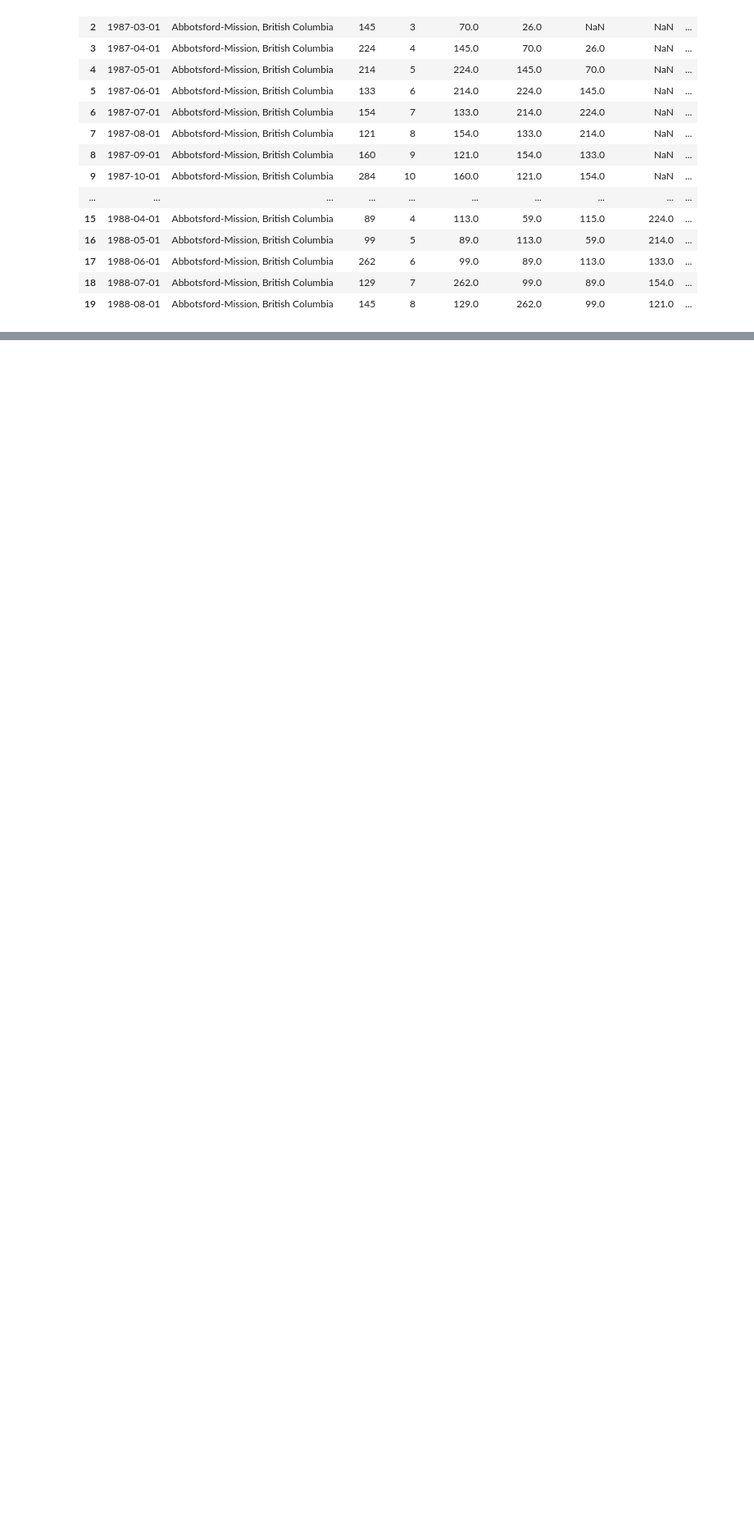
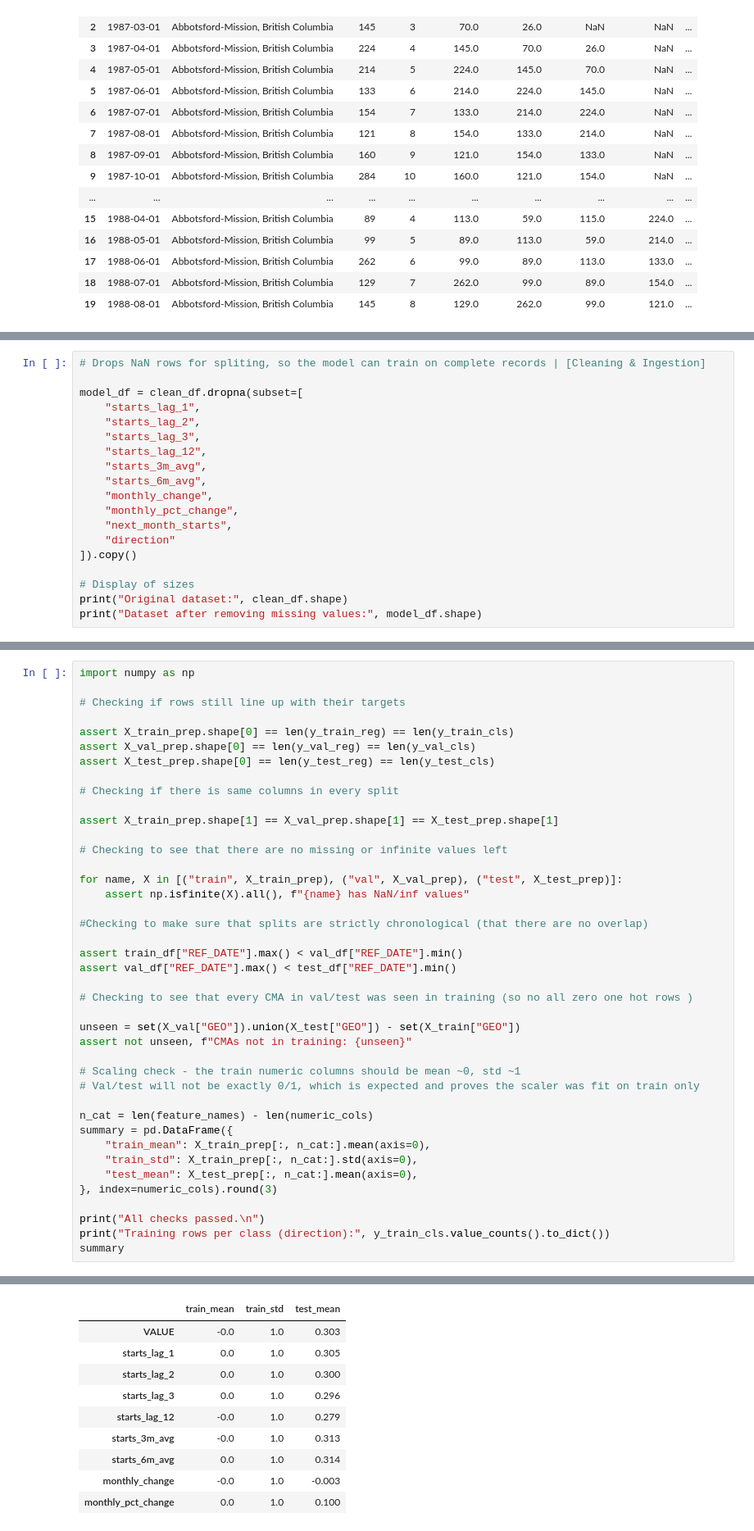
Before and after one commit to BarathSrinivasan2002/MLGroup9FinalProj, a Jupyter notebook: ML_Project.ipynb, the cells around one changed output, grey strips where cells are left out. Shown at 82% size. Saved outputs shown, nothing was run; the diff lists cells and outputs as text; blank space fills up the shorter version.

```diff
--- a/ML_Project.ipynb
+++ b/ML_Project.ipynb
@@ -810,0 +827,19 @@ clean_df[
+# %%
+# Drops NaN rows for spliting, so the model can train on complete records | [Cleaning & Ingestion]
+
+model_df = clean_df.dropna(subset=[
+    "starts_lag_1",
+    "starts_lag_2",
+    "starts_lag_3",
+    "starts_lag_12",
+    "starts_3m_avg",
+    "starts_6m_avg",
+    "monthly_change",
+    "monthly_pct_change",
+    "next_month_starts",
+    "direction"
+]).copy()
+
+# Display of sizes
+print("Original dataset:", clean_df.shape)
+print("Dataset after removing missing values:", model_df.shape)
@@ -810,0 +1007,42 @@ clean_df[
+# %%
+import numpy as np
+
+# Checking if rows still line up with their targets
+
+assert X_train_prep.shape[0] == len(y_train_reg) == len(y_train_cls)
+assert X_val_prep.shape[0] == len(y_val_reg) == len(y_val_cls)
+assert X_test_prep.shape[0] == len(y_test_reg) == len(y_test_cls)
+
+# Checking if there is same columns in every split
+
+assert X_train_prep.shape[1] == X_val_prep.shape[1] == X_test_prep.shape[1]
+
+# Checking to see that there are no missing or infinite values left
+
+for name, X in [("train", X_train_prep), ("val", X_val_prep), ("test", X_test_prep)]:
+    assert np.isfinite(X).all(), f"{name} has NaN/inf values"
+
+#Checking to make sure that splits are strictly chronological (that there are no overlap)
+
+assert train_df["REF_DATE"].max() < val_df["REF_DATE"].min()
+assert val_df["REF_DATE"].max() < test_df["REF_DATE"].min()
+
+# Checking to see that every CMA in val/test was seen in training (so no all zero one hot rows )
+
+unseen = set(X_val["GEO"]).union(X_test["GEO"]) - set(X_train["GEO"])
+assert not unseen, f"CMAs not in training: {unseen}"
+
+# Scaling check - the train numeric columns should be mean ~0, std ~1
+# Val/test will not be exactly 0/1, which is expected and proves the scaler was fit on train only
+
+n_cat = len(feature_names) - len(numeric_cols)
+summary = pd.DataFrame({
+    "train_mean": X_train_prep[:, n_cat:].mean(axis=0),
+    "train_std": X_train_prep[:, n_cat:].std(axis=0),
+    "test_mean": X_test_prep[:, n_cat:].mean(axis=0),
+}, index=numeric_cols).round(3)
+
+print("All checks passed.\n")
+print("Training rows per class (direction):", y_train_cls.value_counts().to_dict())
+summary
+# %% [output]
@@ -810,0 +1052,10 @@ clean_df[
+|  | train_mean | train_std | test_mean |
+| VALUE | -0.0 | 1.0 | 0.303 |
+| starts_lag_1 | 0.0 | 1.0 | 0.305 |
+| starts_lag_2 | 0.0 | 1.0 | 0.300 |
+| starts_lag_3 | 0.0 | 1.0 | 0.296 |
+| starts_lag_12 | -0.0 | 1.0 | 0.279 |
+| starts_3m_avg | -0.0 | 1.0 | 0.313 |
+| starts_6m_avg | 0.0 | 1.0 | 0.314 |
+| monthly_change | -0.0 | 1.0 | -0.003 |
+| monthly_pct_change | 0.0 | 1.0 | 0.100 |
```
Also changed, not shown: parts of 30 cells of this notebook.
